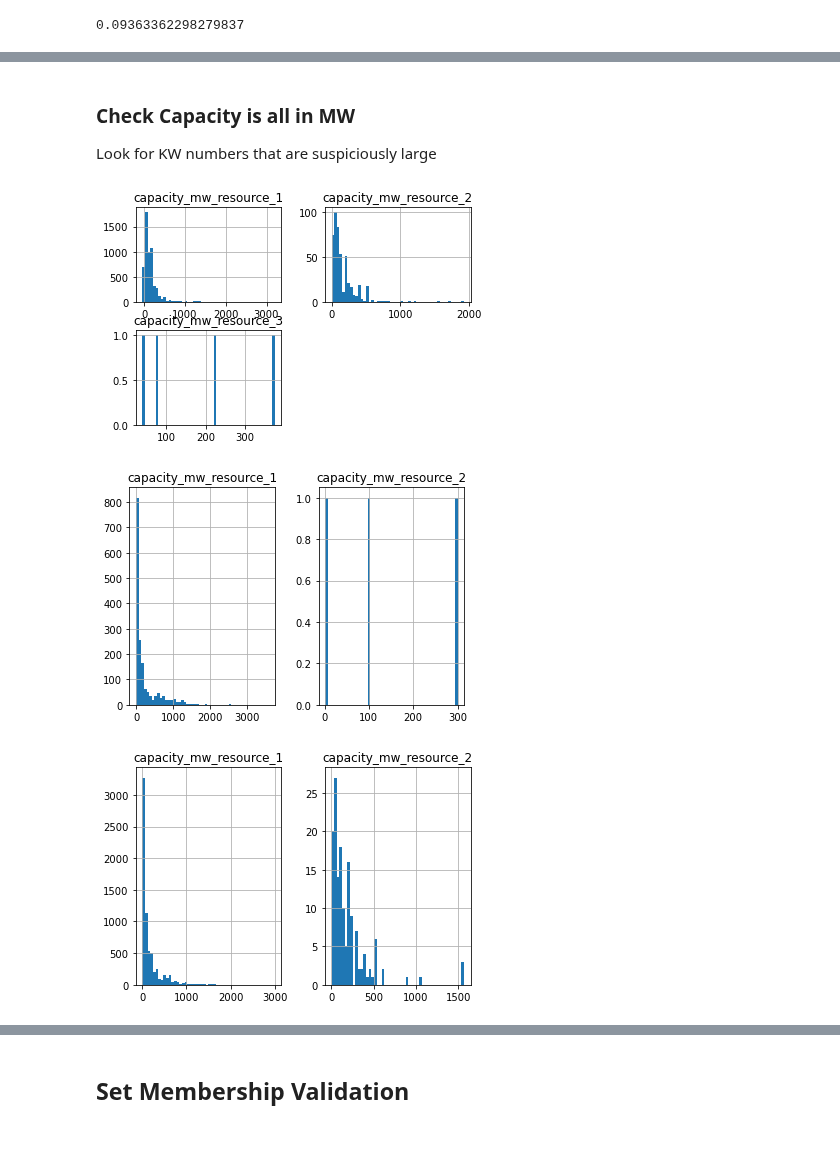
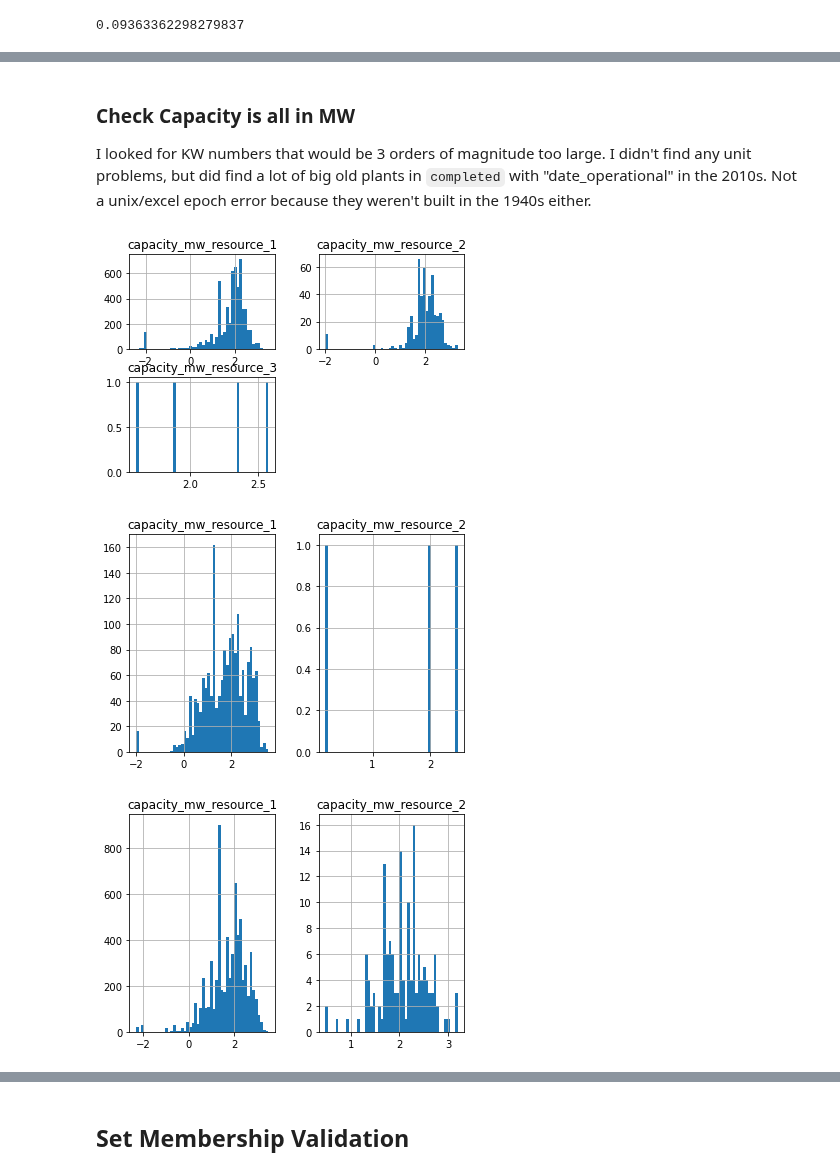
Before and after one commit to deployment-gap-model-education-fund/deployment-gap-model, a Jupyter notebook: notebooks/00-tpb-explore_ISO_queue_transforms.ipynb, the cells around one changed output, grey strips where cells are left out. Drawn from its saved outputs; the diff is of its cells as text; code cells hidden in the pictures; blank space fills up the shorter version.

```diff
--- a/notebooks/00-tpb-explore_ISO_queue_transforms.ipynb
+++ b/notebooks/00-tpb-explore_ISO_queue_transforms.ipynb
@@ -288,3 +309,3 @@ withdrawn.sample(5)
 # %% [markdown]
 ### Check Capacity is all in MW
-Look for KW numbers that are suspiciously large
+I looked for KW numbers that would be 3 orders of magnitude too large. I didn't find any unit problems, but did find a lot of big old plants in `completed` with "date_operational" in the 2010s. Not a unix/excel epoch error because they weren't built in the 1940s either.
@@ -291,10 +314,10 @@ Look for KW numbers that are suspiciously large
 # %%
 for df in queues:
-    df[[col for col in df.columns if col.startswith('capacity')]].hist(bins=50)
+    df[[col for col in df.columns if col.startswith('capacity')]].replace(0, 1e-2).transform(np.log10).hist(bins=50)
 # %% [output]
-[figure, old version]
+[figure, new version]
-[figure, old version]
+[figure, new version]
-[figure, old version]
+[figure, new version]
 # %%
 big = []
 for df in queues:
```
Also changed, not shown: parts of 69 cells of this notebook, 1 other file.
